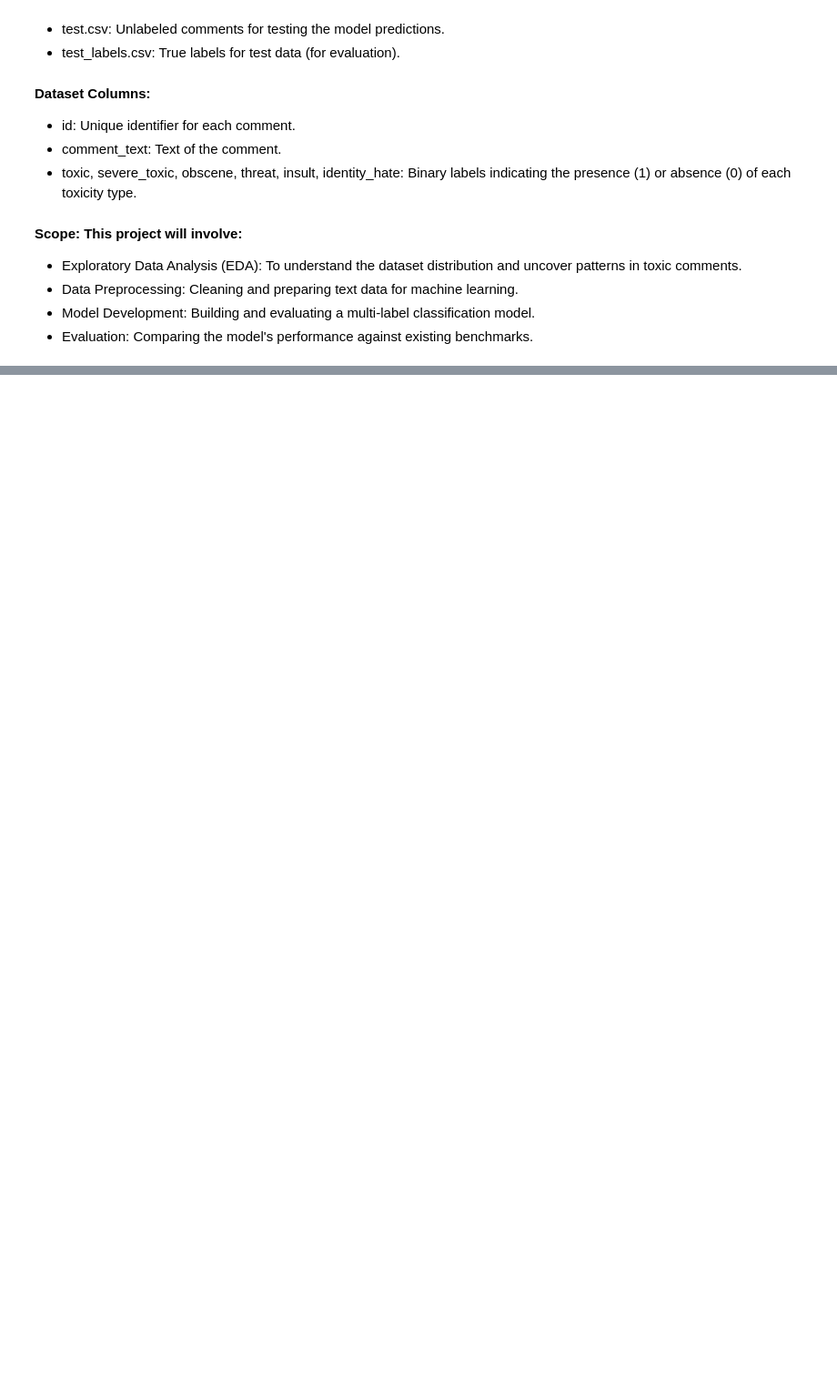
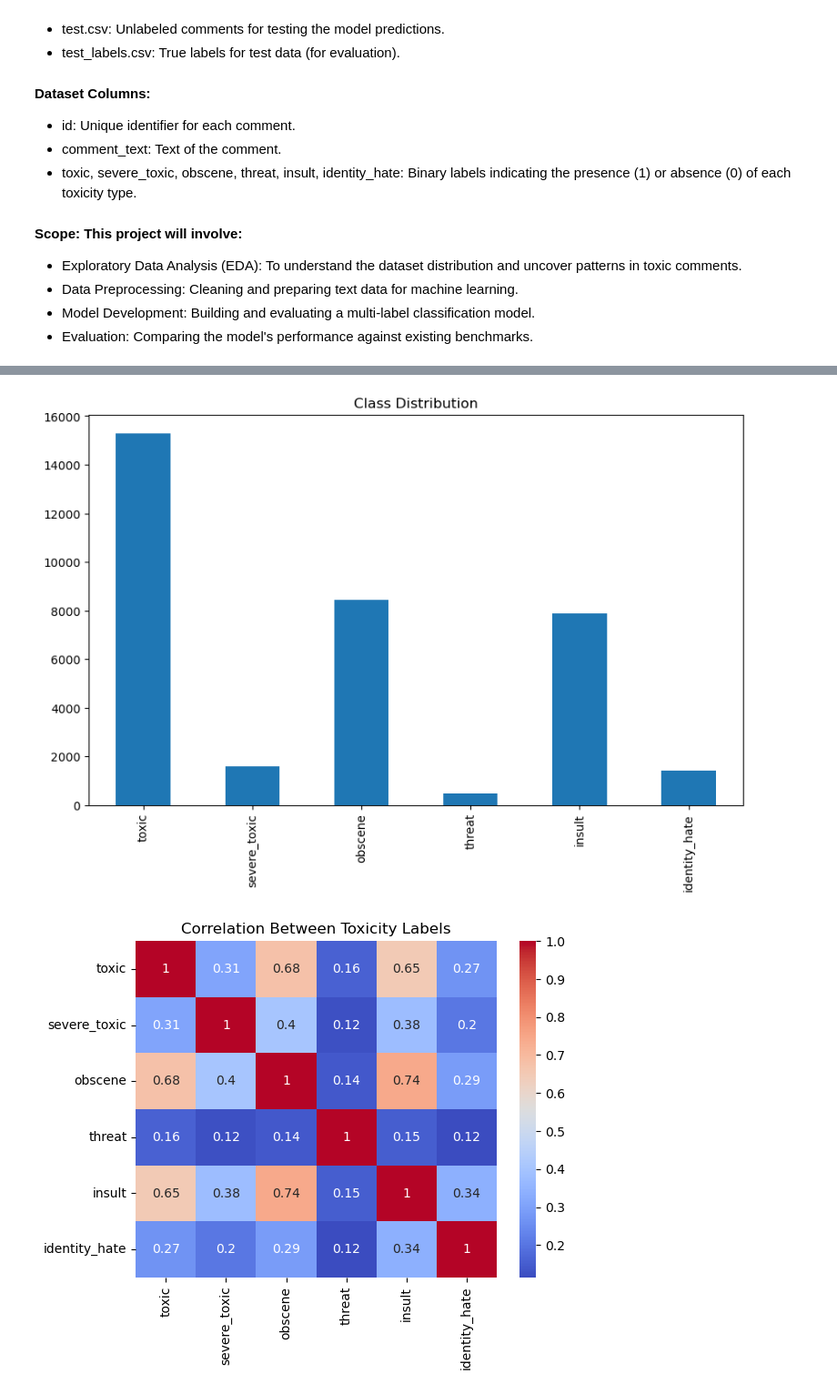
Before and after one commit to AmeyawAhmedSadat/Toxic_comment, a Jupyter notebook: Main_toxic_comment.ipynb, the cells around one changed output, grey strips where cells are left out. Shown at 91% size. Drawn from its saved outputs; the diff is of its cells as text; code cells hidden in the pictures; blank space fills up the shorter version.

```diff
--- a/Main_toxic_comment.ipynb
+++ b/Main_toxic_comment.ipynb
@@ -128,0 +227,18 @@ test_labels.head()
+# %%
+%time
+
+import seaborn as sns
+import matplotlib.pyplot as plt
+
+# Class distribution
+label_cols = ['toxic', 'severe_toxic', 'obscene', 'threat', 'insult', 'identity_hate']
+train_data[label_cols].sum().plot(kind='bar', figsize=(10, 6), title='Class Distribution')
+plt.show()
+
+
+# Correlation heatmap (on labels)
+correlation_matrix = train_data[label_cols].corr()
+sns.heatmap(correlation_matrix, annot=True, cmap='coolwarm')
+plt.title('Correlation Between Toxicity Labels')
+plt.show()
+# %% [output]
@@ -128,0 +247,2 @@ test_labels.head()
+[figure, added]
+[figure, added]
```
Also changed, not shown: parts of 27 cells of this notebook, 1 other file.
